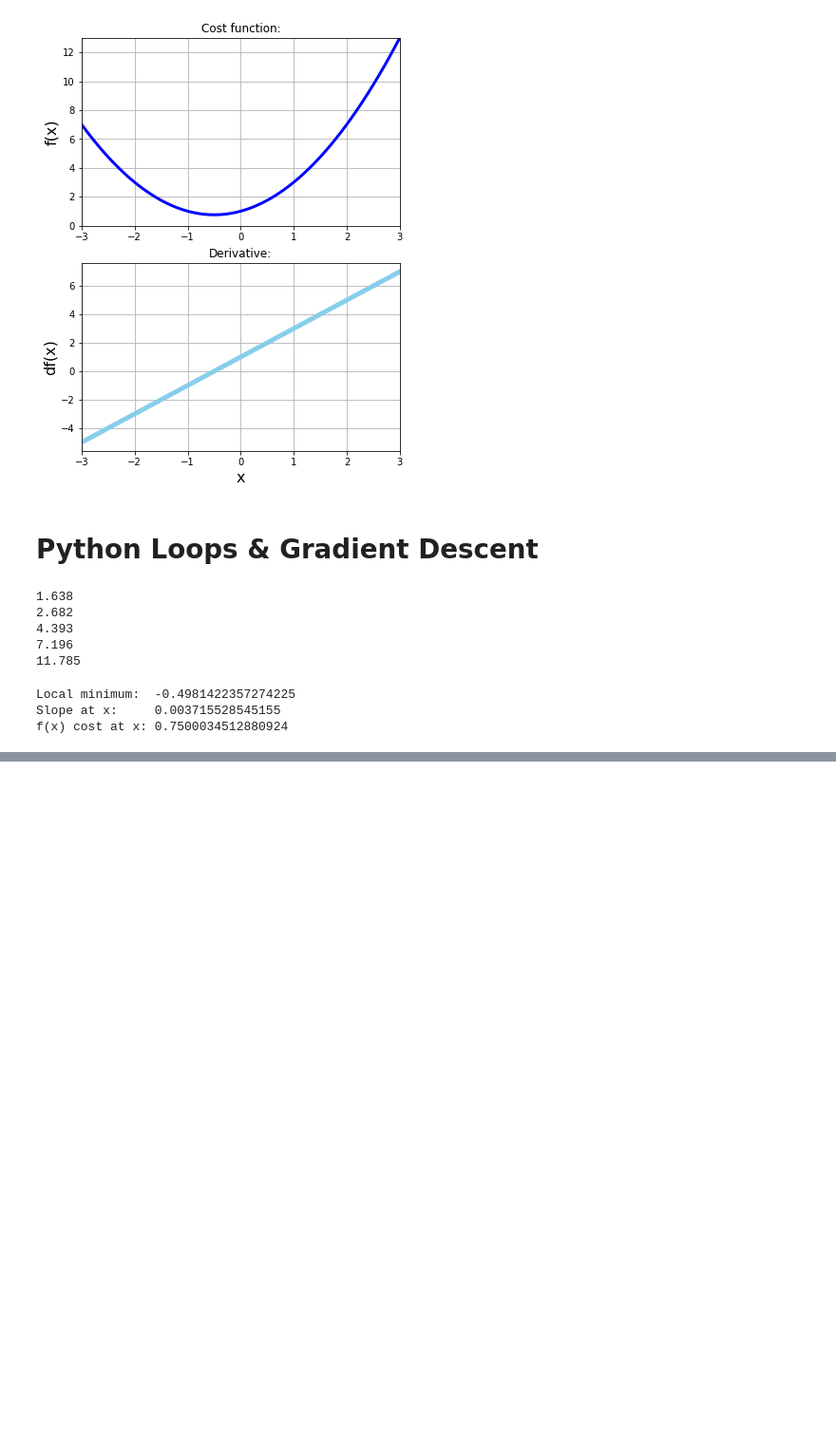
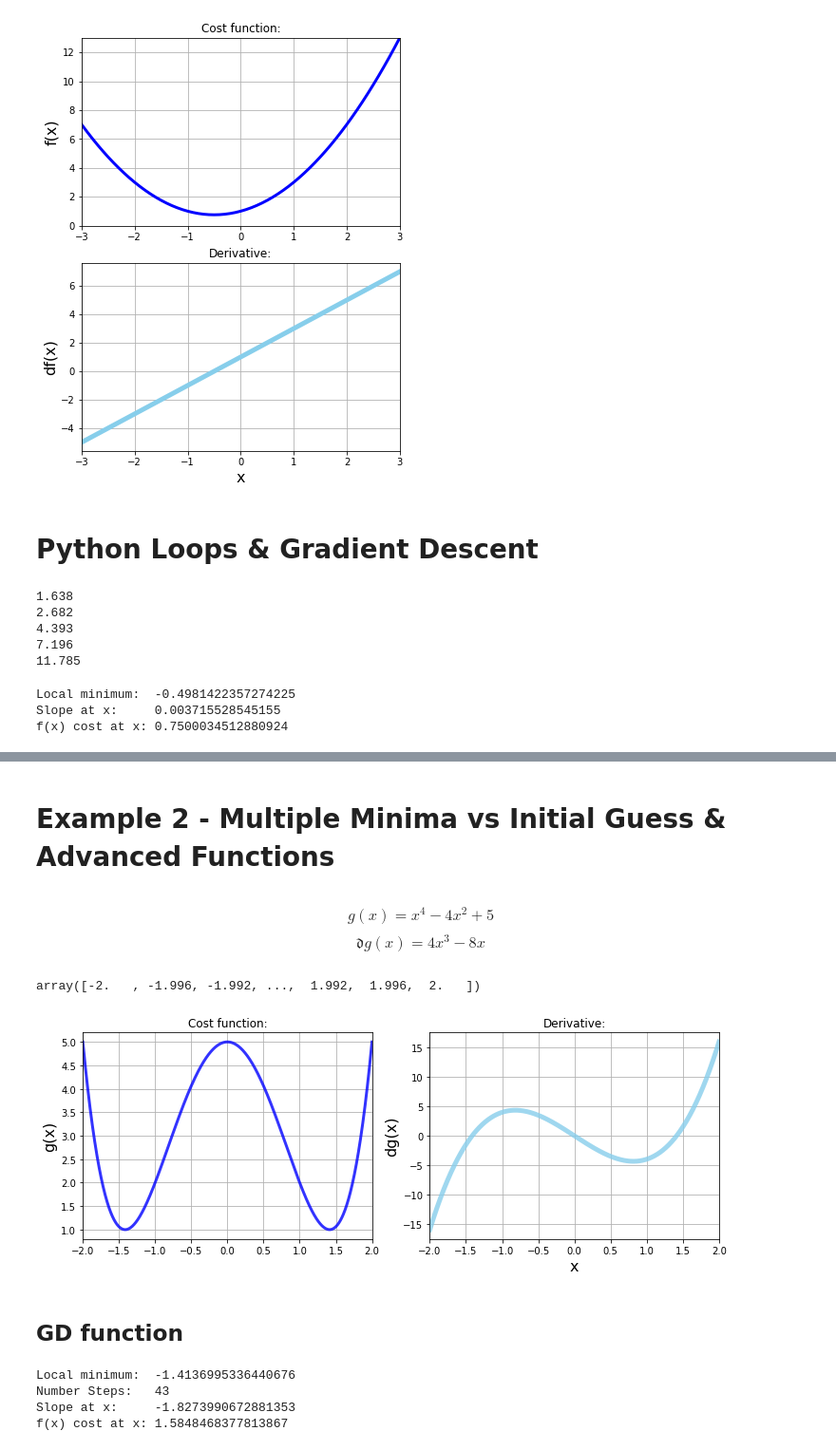
Before and after one commit to ArielMAJ/Data-Science-and-Machine-Learning_Bootcamp, a Jupyter notebook: Section_04/Gradient_Descent.ipynb, the cells around one changed output, grey strips where cells are left out. Shown at 95% size. Saved outputs shown, nothing was run; the diff lists cells and outputs as text; code cells hidden in the pictures; blank space fills up the shorter version.

```diff
--- a/Section_04/Gradient_Descent.ipynb
+++ b/Section_04/Gradient_Descent.ipynb
@@ -170,0 +149,47 @@ plt.show()
+# %% [markdown]
+# Example 2 - Multiple Minima vs Initial Guess & Advanced Functions
+# %% [markdown]
+$$g(x)=x^4-4x^2+5$$
+$$\mathfrak{d}g(x)=4x^3-8x$$
+# %%
+x_2 = np.linspace(-2, 2, 1001)
+x_2
+# %% [output]
+array([-2.   , -1.996, -1.992, ...,  1.992,  1.996,  2.   ])
+# %%
+def g(x):
+    return x**4-4*x**2+5
+
+def dg(x):
+    return 4*x**3-8*x
+# %%
+from matplotlib import lines
+# plt.figure(figsize=[10, 8])
+
+fig, axs = plt.subplots(1, 2, figsize=(12,4))
+
+# Cost function chart:
+
+axs[0].plot(x_2, g(x_2), color="blue", linewidth=3, alpha=.8)
+axs[0].set_title("Cost function:")
+axs[0].set_xlim([-2, 2])
+# axs[0, 0].set_ylim(0,13)
+axs[0].grid()
+axs[0].set_ylabel("g(x)", fontsize=16)
+# axs[0, 0].scatter(x_list, f(np.array(x_list)), color='black', s=50, alpha=.1)
+
+# Derivative chart:
+axs[1].set_title("Derivative:")
+axs[1].plot(x_2, dg(x_2), color='skyblue', linewidth=5, alpha=.8)
+axs[1].set_xlabel("x", fontsize=16)
+axs[1].set_ylabel("dg(x)", fontsize=16)
+axs[1].set_xlim([-2, 2])
+axs[1].grid()
+# axs[0, 1].scatter(x_list, dg(np.array(x_list)), color='black', s=50, alpha=.1)
+
+
+plt.show()
+# %% [output]
+[figure, added]
+# %% [markdown]
+## GD function
@@ -170,0 +215,7 @@ plt.show()
+# %%
+local_min, x_list, deriv_list = gradient_descent(dg, -1)
+# %% [output]
+Local minimum:  -1.4136995336440676
+Number Steps:   43
+Slope at x:     -1.8273990672881353
+f(x) cost at x: 1.5848468377813867
```
Also changed, not shown: parts of 7 cells of this notebook.
